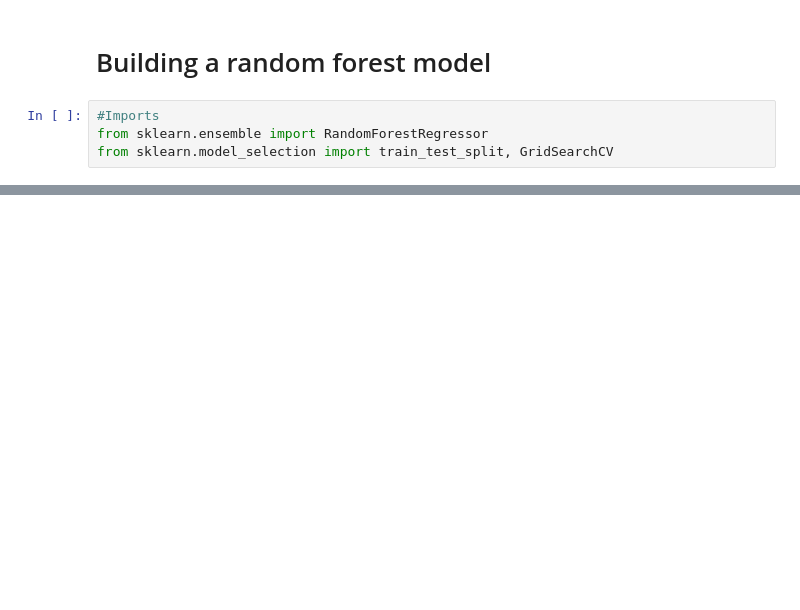
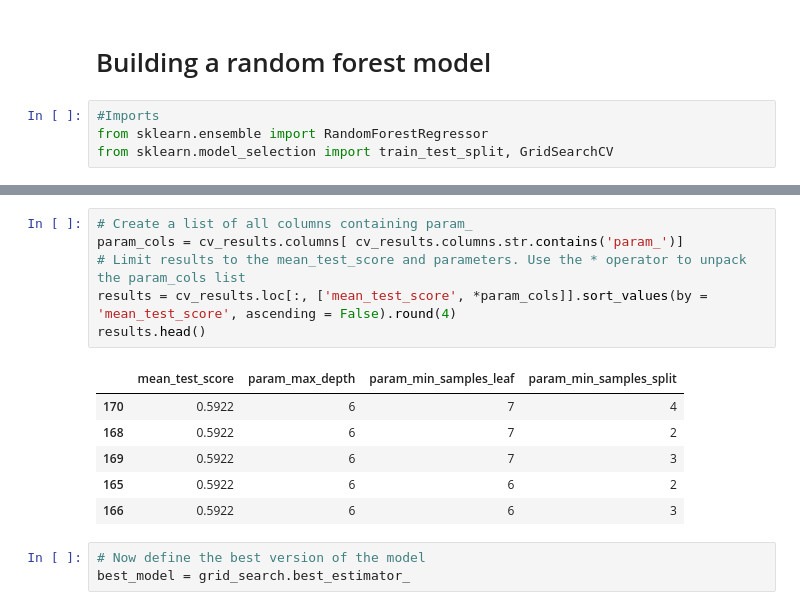
Before and after one commit to Bettylu0608/Prediction-of-Product-Sales, a Jupyter notebook: Prediction_of_Product_Sales_.ipynb, the cells around one changed output, grey strips where cells are left out. Drawn from its saved outputs; the diff is of its cells as text; blank space fills up the shorter version.

```diff
--- a/Prediction_of_Product_Sales_.ipynb
+++ b/Prediction_of_Product_Sales_.ipynb
@@ -1171,0 +1153,16 @@ X_train_proc.info()
+# %%
+# Create a list of all columns containing param_
+param_cols = cv_results.columns[ cv_results.columns.str.contains('param_')]
+# Limit results to the mean_test_score and parameters. Use the * operator to unpack the param_cols list
+results = cv_results.loc[:, ['mean_test_score', *param_cols]].sort_values(by = 'mean_test_score', ascending = False).round(4)
+results.head()
+# %% [output]
+|  | mean_test_score | param_max_depth | param_min_samples_leaf | param_min_samples_split |
+| 170 | 0.5922 | 6 | 7 | 4 |
+| 168 | 0.5922 | 6 | 7 | 2 |
+| 169 | 0.5922 | 6 | 7 | 3 |
+| 165 | 0.5922 | 6 | 6 | 2 |
+| 166 | 0.5922 | 6 | 6 | 3 |
+# %%
+# Now define the best version of the model
+best_model = grid_search.best_estimator_
```
Also changed, not shown: parts of 61 cells of this notebook.
